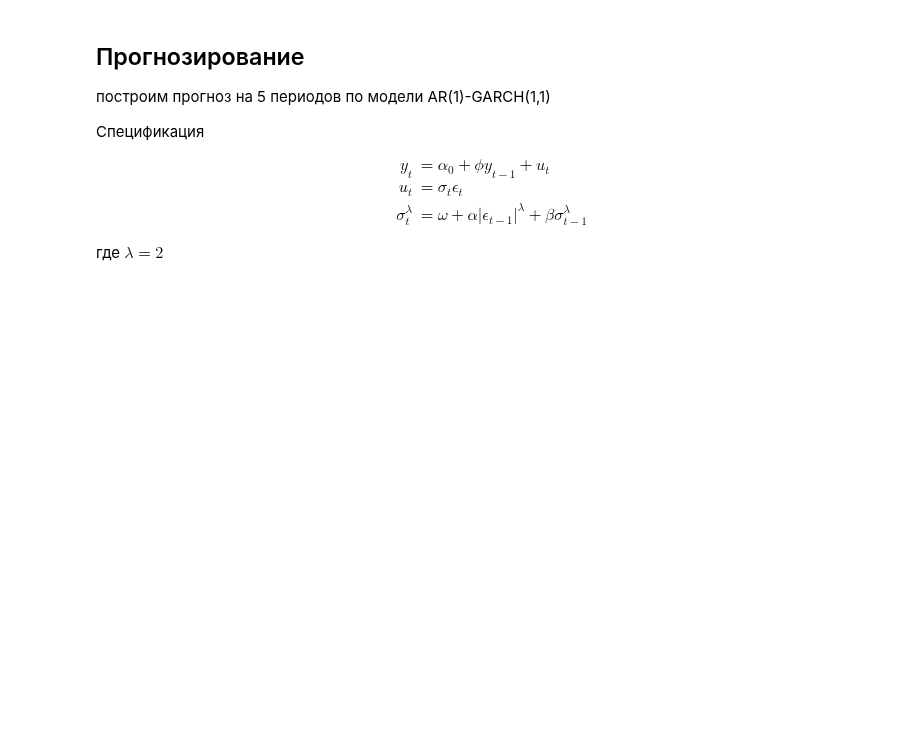
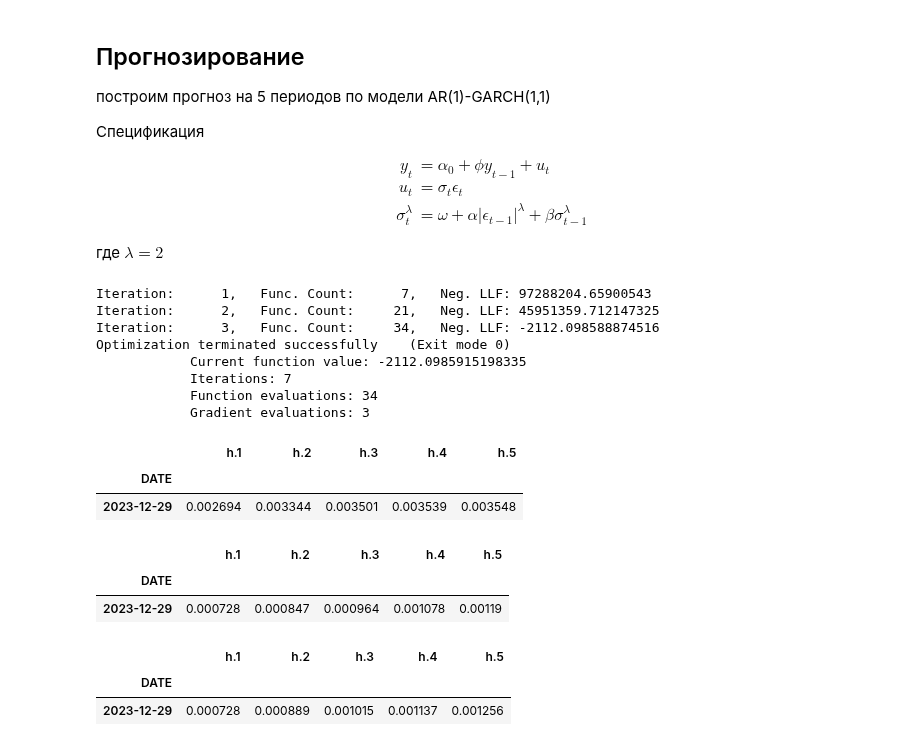
Before and after one commit to artamonoff/econometrica, a Jupyter notebook: time-series-analysis/jupyter-notebooks/garch-archpy.ipynb, the cells around one changed output. Drawn from its saved outputs; the diff is of its cells as text; code cells hidden in the pictures; blank space fills up the shorter version.

Commit message:
update arch slides

```diff
--- a/time-series-analysis/jupyter-notebooks/garch-archpy.ipynb
+++ b/time-series-analysis/jupyter-notebooks/garch-archpy.ipynb
@@ -66,12 +122,29 @@ res.arch_lm_test(lags=5)
 
 где $\lambda=2$
 # %%
-am = arch_model(y, mean='ARX', lags=1, vol='GARCH', p=1, q=1)
+am = arch_model(y, mean='ARX', lags=1, vol='GARCH', p=1, q=1, o=0)
 
 res = am.fit()
 
 y_forecasts = res.forecast(horizon=5)
 
+# Прогноз среднего
 y_forecasts.mean
+# %% [output]
+Iteration:      1,   Func. Count:      7,   Neg. LLF: 97288204.65900543
+Iteration:      2,   Func. Count:     21,   Neg. LLF: 45951359.712147325
+Iteration:      3,   Func. Count:     34,   Neg. LLF: -2112.098588874516
+Optimization terminated successfully    (Exit mode 0)
+            Current function value: -2112.0985915198335
+            Iterations: 7
+            Function evaluations: 34
+            Gradient evaluations: 3
+|  | h.1 | h.2 | h.3 | h.4 | h.5 |
+| DATE |  |  |  |  |  |
+| 2023-12-29 | 0.002694 | 0.003344 | 0.003501 | 0.003539 | 0.003548 |
 # %%
 y_forecasts.residual_variance
+# %% [output]
+|  | h.1 | h.2 | h.3 | h.4 | h.5 |
+| DATE |  |  |  |  |  |
+| 2023-12-29 | 0.000728 | 0.000847 | 0.000964 | 0.001078 | 0.00119 |
@@ -79,0 +151,7 @@ y_forecasts.variance
+# %%
+# прогноз волатильности
+y_forecasts.variance
+# %% [output]
+|  | h.1 | h.2 | h.3 | h.4 | h.5 |
+| DATE |  |  |  |  |  |
+| 2023-12-29 | 0.000728 | 0.000889 | 0.001015 | 0.001137 | 0.001256 |
```
Also changed, not shown: parts of 12 cells of this notebook, 3 other files.
